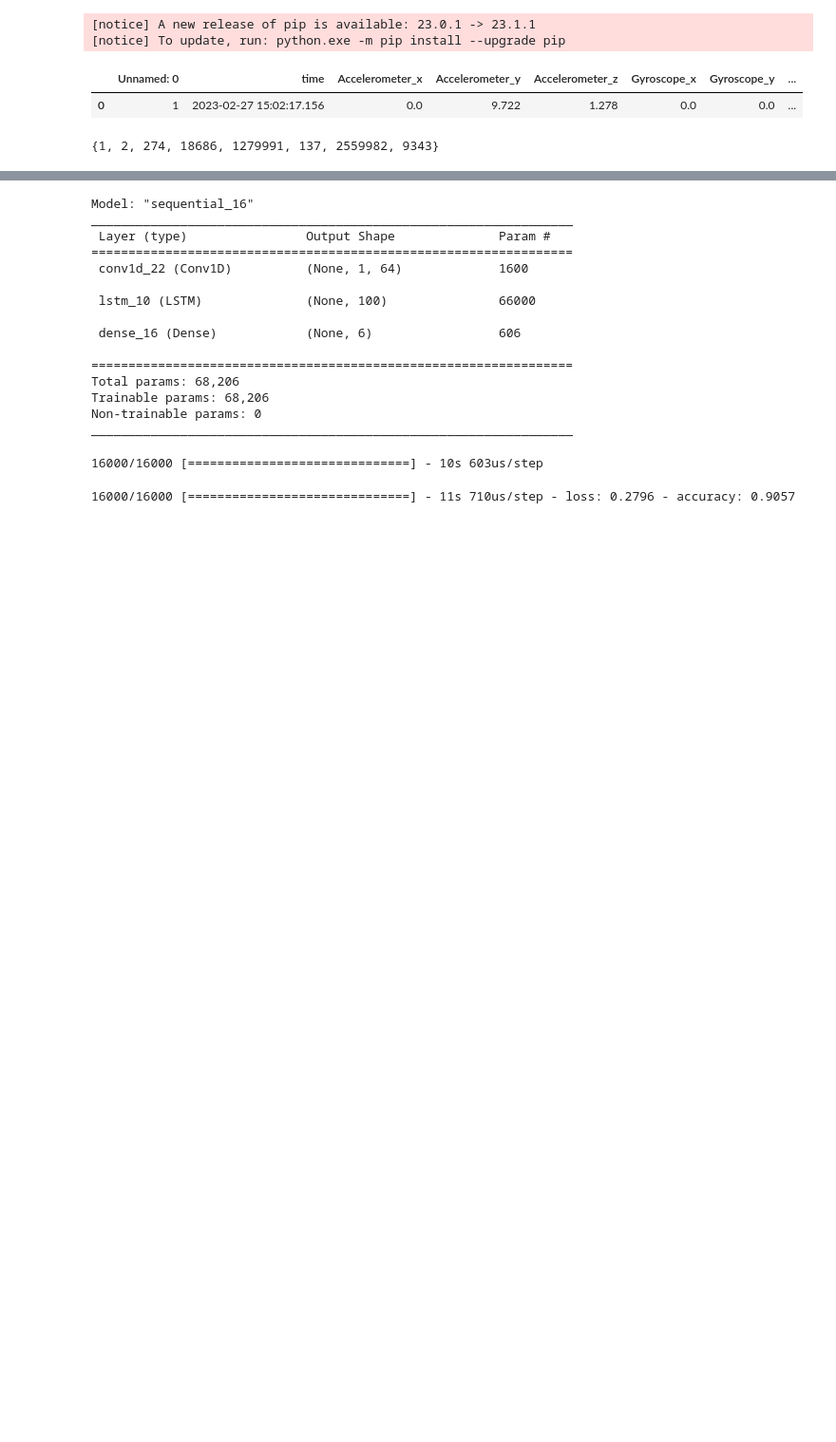
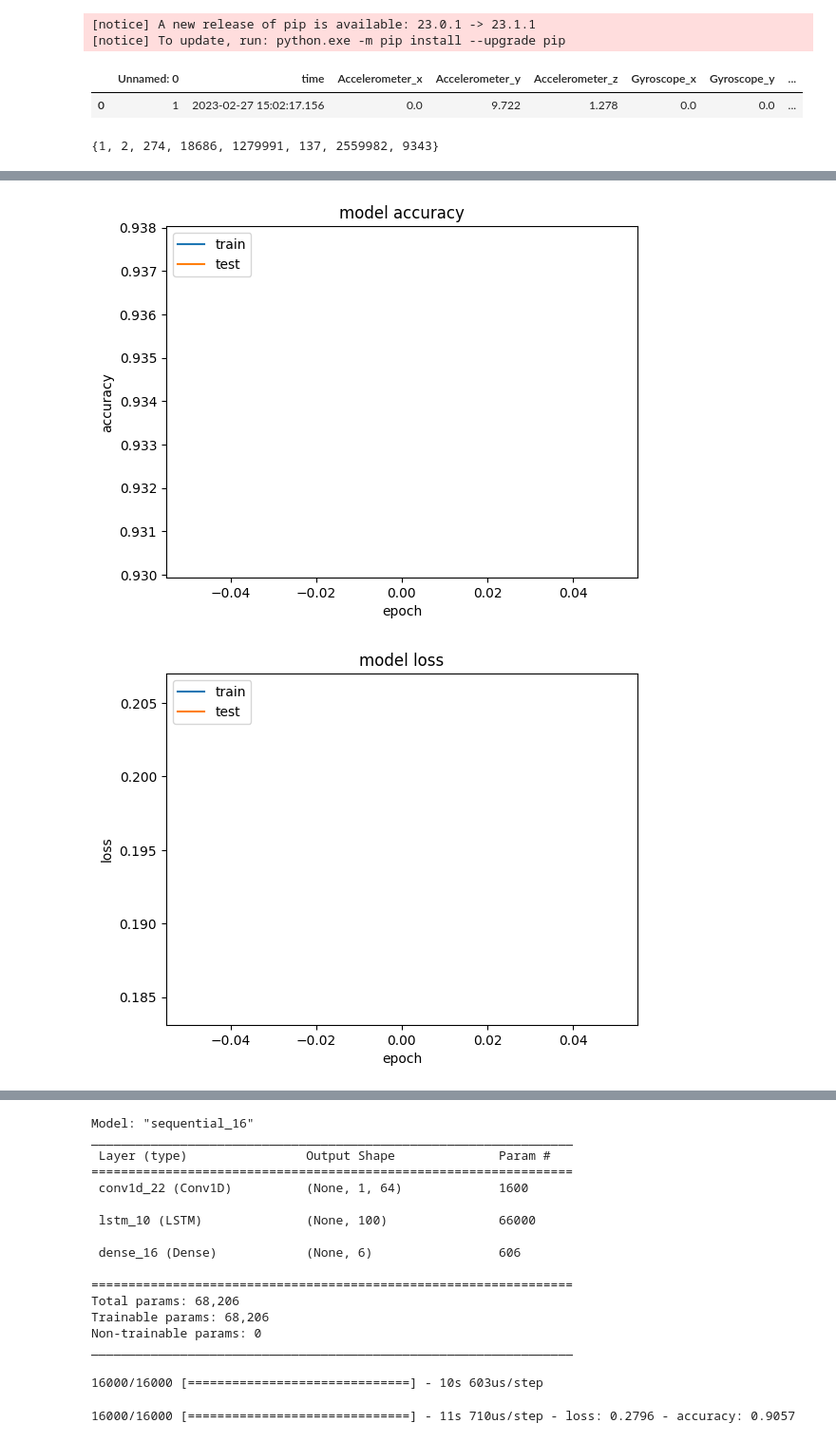
Before and after one commit to CDL1-Sensor/Sensor_Klassifikation-mit-Deep-Learning, a Jupyter notebook: DL-Modelle.ipynb, the cells around one changed output, grey strips where cells are left out. Shown at 95% size. Cells and saved outputs as stored; diff of their text form; code cells hidden in the pictures; blank space fills up the shorter version.

```diff
--- a/DL-Modelle.ipynb
+++ b/DL-Modelle.ipynb
@@ -49,10 +50,10 @@ from dataclasses import dataclass
 @dataclass
 class Parameters():
     batch_size: int = 128
-    epochs: int = 10
+    epochs: int = 2
     verbosity: int = 1
     step_size: int = 374
-    number_folds: int = 3
+    number_folds: int = 2
     output_size: int = 6
 # %%
 # Loading Data
@@ -108,14 +109,12 @@ y_train = to_categorical(y_train, num_classes=6)
 y_test = to_categorical(y_test, num_classes=6)
 # %%
 #X_train, X_test, y_train, y_test = ms.train_test_split(df.values[:, 1:13], df.values[:, 13], test_size=0.2, random_state=42)
-X_train, X_test, y_train, y_test = ms.train_test_split(X, y, test_size=0.2, random_state=42)
+#X_train, X_test, y_train, y_test = ms.train_test_split(X, y, test_size=0.2, random_state=42)
 
 #dataset = tf.data.Dataset.from_tensor_slices((df.values[:, 1:13], df.values[:, 13]))
 # %%
 # Template
 import tensorflow as tf
-from tensorflow import keras
-from tensorflow.keras import layers
 from sklearn.model_selection import KFold
 import numpy as np
 import dataclasses
@@ -130,7 +129,7 @@ y_test = y_test
 
 # Something like this as first Model
 def create_model_1():
-    model = keras.Sequential([
+    model = tf.keras.Sequential([
             tf.keras.layers.Dense(16, activation='relu', input_shape=(12,)),
             tf.keras.layers.Dropout(0.5),
             tf.keras.layers.Dense(8, activation='relu', input_shape=(12,)),
@@ -142,7 +141,7 @@ def create_model_1():
 
 # Something like this as second Model
 def create_model_2():
-    model = keras.Sequential([
+    model = tf.keras.Sequential([
         tf.keras.layers.Reshape((-1, 12), input_shape=(12,)),
         tf.keras.layers.Conv1D(32, 5, strides=2, padding='same', activation='relu'),
         tf.keras.layers.Conv1D(16, 3, strides=2, padding='same', activation='relu'),
@@ -154,7 +153,7 @@ def create_model_2():
 
 # Something like this as Third Model
 def create_model_3():
-    model = keras.Sequential([
+    model = tf.keras.Sequential([
         tf.keras.layers.Reshape((-1, 12), input_shape=(12,)),
         tf.keras.layers.Conv1D(32, 5, strides=2, padding='same', activation='relu'),
         tf.keras.layers.Conv1D(16, 3, strides=2, padding='same', activation='relu'),
@@ -165,7 +164,7 @@ def create_model_3():
     return model
 
 def create_model_4():
-    model = keras.Sequential([
+    model = tf.keras.Sequential([
         # Add a 1D convolutional layer
         tf.keras.layers.Conv1D(filters=64, kernel_size=2, activation='relu', padding='same', input_shape=(timesteps, n_features)),
 
@@ -178,6 +177,7 @@ def create_model_4():
     model.compile(optimizer='adam',   loss='categorical_crossentropy', metrics=['accuracy'])  # Change the loss function based on the nature of the output
     return model
 
+best_model_history = None  # Keep track of the best model's history
 
 # Perform cross-validation
 models = [create_model_4()]
@@ -198,6 +198,10 @@ for i, (train, test) in enumerate(kfold.split(x_train, y_train)):
             acc_epoch = history.history['val_accuracy'][epoch]
             logging.info(f'Epoch {epoch + 1}, Validation accuracy: {acc_epoch}')
         fold_acc_scores.append((i, j, acc))
+        if best_model_history is None or acc > best_model_acc:
+            best_model_history = history
+            best_model_acc = acc
+
 
 # Find the best model
 best_model_index = np.argmax([score[2] for score in fold_acc_scores])
@@ -231,0 +224,23 @@ Epoch 10/10
+# %%
+
+import matplotlib.pyplot as plt
+import numpy as np
+# summarize history for accuracy
+plt.plot(best_model_history.history['accuracy'])
+plt.plot(best_model_history.history['val_accuracy'])
+plt.title('model accuracy')
+plt.ylabel('accuracy')
+plt.xlabel('epoch')
+plt.legend(['train', 'test'], loc='upper left')
+plt.show()
+# summarize history for loss
+plt.plot(best_model_history.history['loss'])
+plt.plot(best_model_history.history['val_loss'])
+plt.title('model loss')
+plt.ylabel('loss')
+plt.xlabel('epoch')
+plt.legend(['train', 'test'], loc='upper left')
+plt.show()
+# %% [output]
+[figure, added]
+[figure, added]
```
Also changed, not shown: parts of 5 cells of this notebook, 1 other file.
